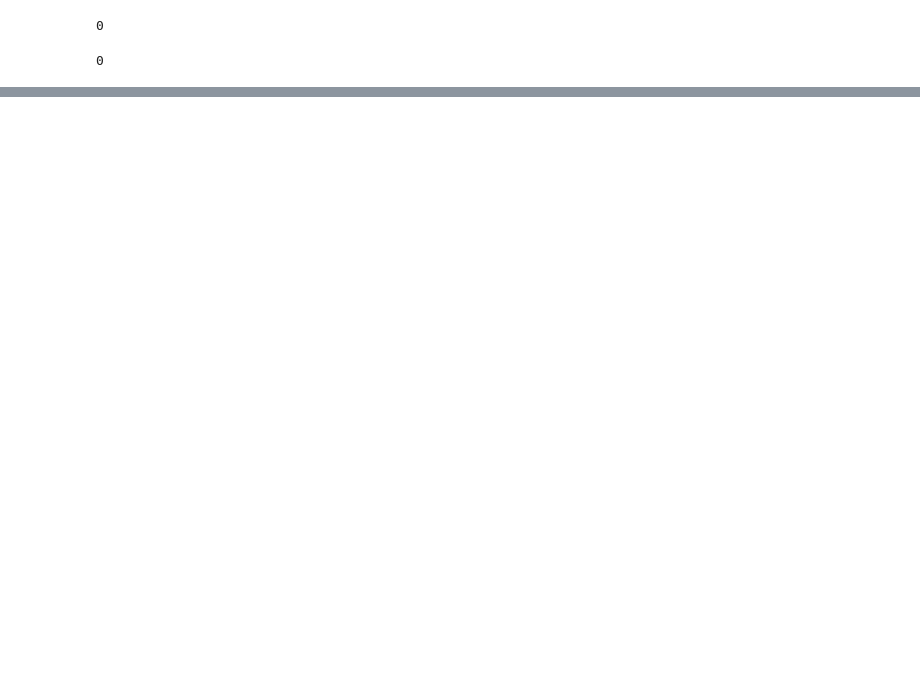
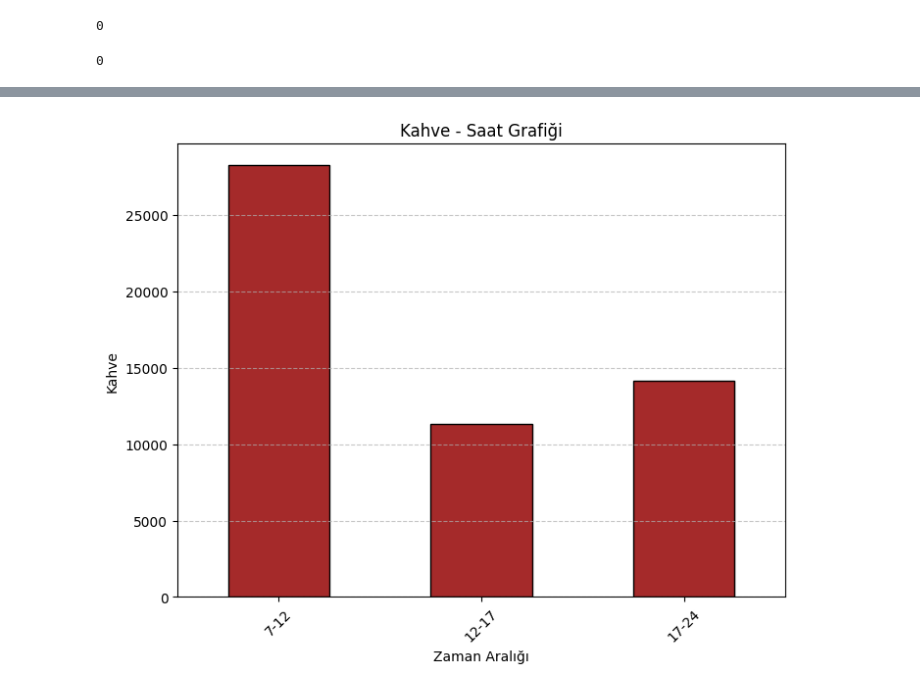
Before and after one commit to ardahanaytan/Veri-Analizi-Bootcamp, a Jupyter notebook: Veri_Analizi_Bootcamp.ipynb, the cells around one changed output, grey strips where cells are left out. Saved outputs shown, nothing was run; the diff lists cells and outputs as text; code cells hidden in the pictures; blank space fills up the shorter version.

```diff
--- a/Veri_Analizi_Bootcamp.ipynb
+++ b/Veri_Analizi_Bootcamp.ipynb
@@ -249,0 +278,25 @@ df['transaction_qty'].isnull().sum()
+# %%
+df['time_range'] = pd.cut(
+    df.index.hour,
+    bins=[0, 12, 17, 24],  # Zaman aralıklarını tanımla
+    labels=['7-12', '12-17', '17-24'],
+)
+# Zaman aralıklarına göre incelemek için bir sütun oluştur
+# %%
+coffee_df = df[df['product_category'] == 'Coffee']
+
+coffee_zaman = coffee_df.groupby('time_range')['product_category'].count()
+
+# Grafik oluştur
+plt.figure(figsize=(8, 6))
+coffee_zaman.plot(kind='bar', color='brown', edgecolor='black')
+
+plt.title("Kahve - Saat Grafiği")
+plt.xlabel("Zaman Aralığı")
+plt.ylabel("Kahve")
+plt.xticks(rotation=45)
+plt.grid(axis='y', linestyle='--', alpha=0.7)
+
+plt.show()
+# %% [output]
+[figure, added]
```
Also changed, not shown: parts of 13 cells of this notebook.
